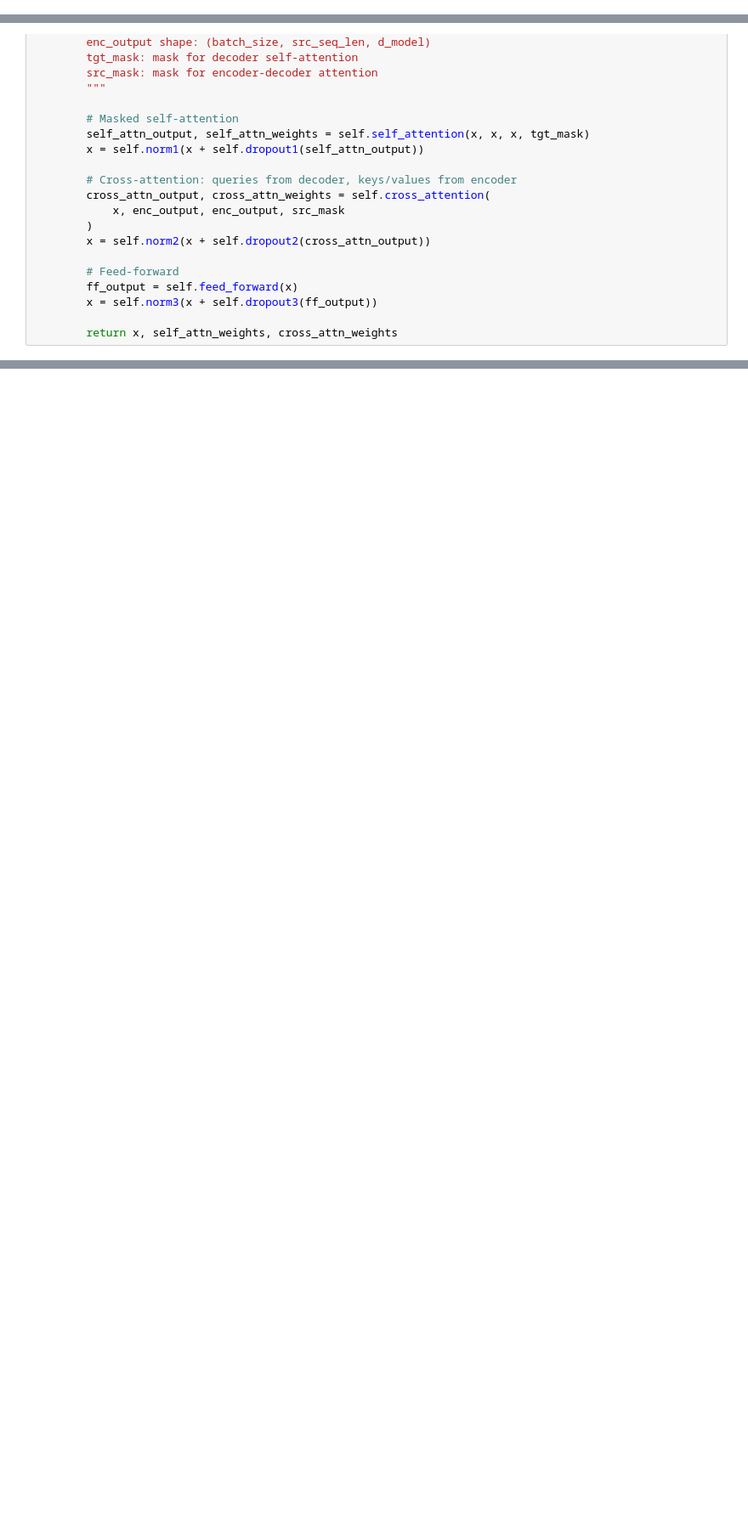
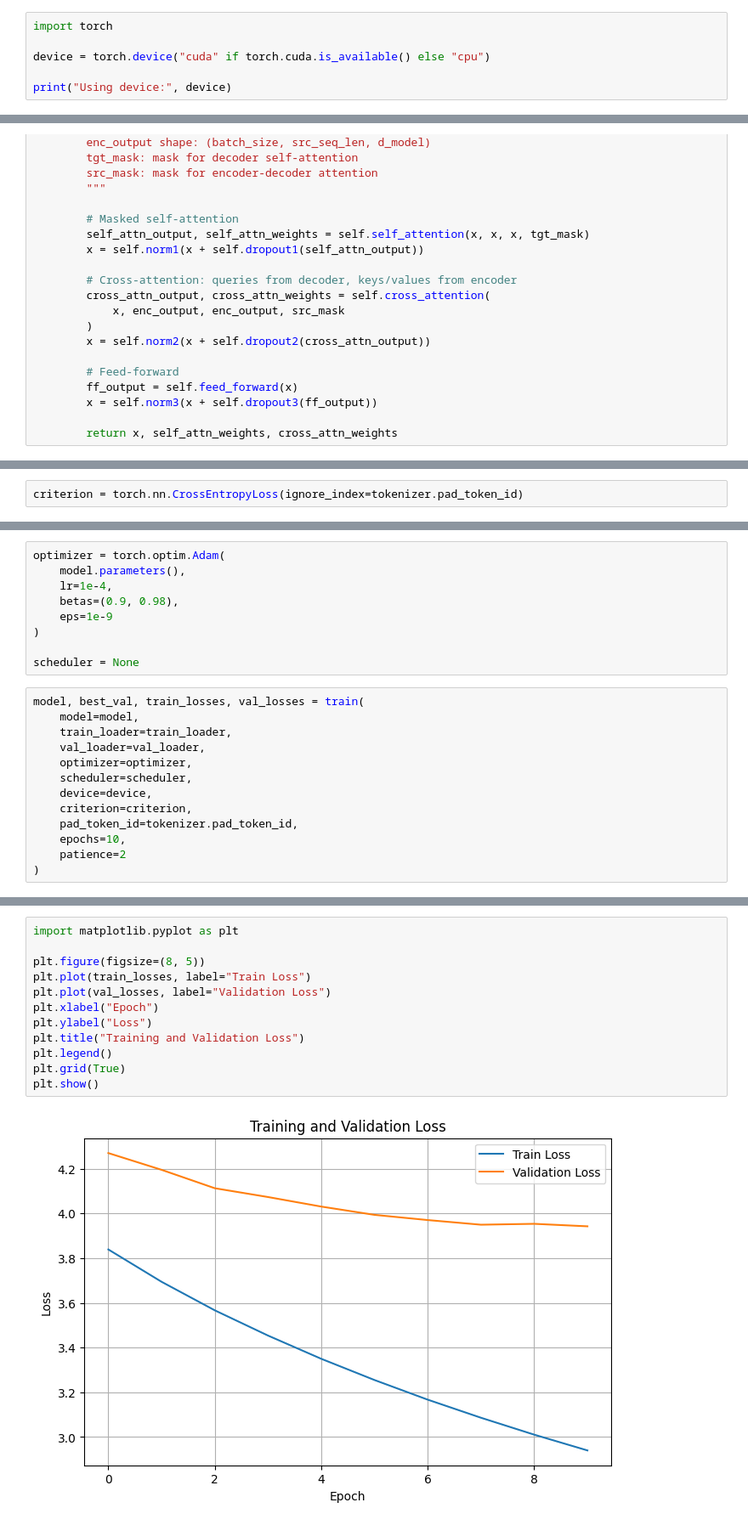
Before and after one commit to 10kshaodow/Deep-Learning-Lab-2, a Jupyter notebook: Lab2.ipynb, the cells around one changed output, grey strips where cells are left out. Shown at 85% size. Saved outputs shown, nothing was run; the diff lists cells and outputs as text; blank space fills up the shorter version.

Commit message:
Training and plot completed

```diff
--- a/Lab2.ipynb
+++ b/Lab2.ipynb
@@ -21,3 +21,9 @@ from google.colab import drive
 drive.mount('/content/drive')
 # %% [output]
 Mounted at /content/drive
+# %%
+import torch
+
+device = torch.device("cuda" if torch.cuda.is_available() else "cpu")
+
+print("Using device:", device)
@@ -398,0 +601,2 @@ class DecoderLayer(nn.Module):
+# %%
+criterion = torch.nn.CrossEntropyLoss(ignore_index=tokenizer.pad_token_id)
@@ -398,0 +722,22 @@ class DecoderLayer(nn.Module):
+# %%
+optimizer = torch.optim.Adam(
+    model.parameters(),
+    lr=1e-4,
+    betas=(0.9, 0.98),
+    eps=1e-9
+)
+
+scheduler = None
+# %%
+model, best_val, train_losses, val_losses = train(
+    model=model,
+    train_loader=train_loader,
+    val_loader=val_loader,
+    optimizer=optimizer,
+    scheduler=scheduler,
+    device=device,
+    criterion=criterion,
+    pad_token_id=tokenizer.pad_token_id,
+    epochs=10,
+    patience=2
+)
@@ -398,0 +763,14 @@ class DecoderLayer(nn.Module):
+# %%
+import matplotlib.pyplot as plt
+
+plt.figure(figsize=(8, 5))
+plt.plot(train_losses, label="Train Loss")
+plt.plot(val_losses, label="Validation Loss")
+plt.xlabel("Epoch")
+plt.ylabel("Loss")
+plt.title("Training and Validation Loss")
+plt.legend()
+plt.grid(True)
+plt.show()
+# %% [output]
+[figure, added]
```
Also changed, not shown: parts of 17 cells of this notebook.
